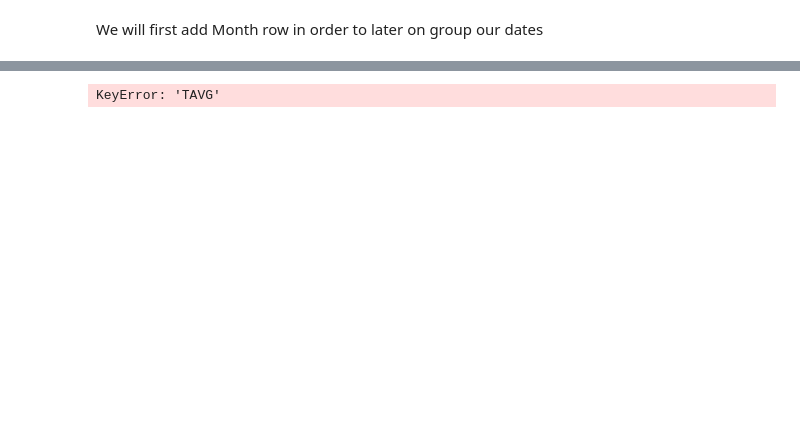
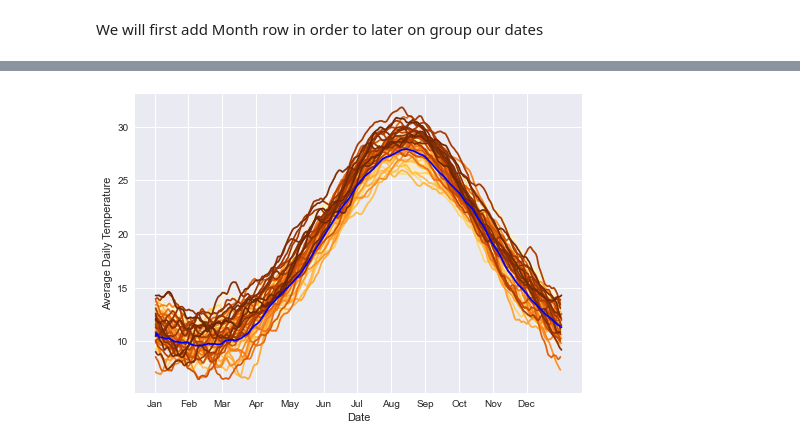
Before and after one commit to gliargovas/AML_2021_Assignments, a Jupyter notebook: Assignment1.ipynb, the cells around one changed output, grey strips where cells are left out. Cells and saved outputs as stored; diff of their text form; code cells hidden in the pictures; blank space fills up the shorter version.

```diff
--- a/Assignment1.ipynb
+++ b/Assignment1.ipynb
@@ -329,13 +330,11 @@ ax.xaxis.set_major_locator(tk.MultipleLocator(10))
 We will first add Month row in order to later on group our dates
 # %%
 q3_data=combined_data
-q3_data["MONTH"] = q3_data.DATE.dt.month
+q3_data["DAY"] = q3_data.DATE.dt.day_of_year
 q3_data["YEAR"] = q3_data.DATE.dt.year
+q3_data = q3_data.sort_values('DATE')
 q3_data["ROLLING"] = q3_data.TAVG.rolling(window=30, min_periods=1).mean()
+
+q3_data = q3_data.pivot_table(index="DAY",columns="YEAR", values="ROLLING")
 q3_data
-q3_data = q3_data.pivot_table(index="MONTH",columns="YEAR", values="ROLLING")
-q3_data.transpose()
-plt.style.use('seaborn')
-sns.lineplot(data = q3_data, palette="flare", legend=None, dashes=False)
-sns.lineplot(data = q3_data[2000], color="b")
 # %% [output]
@@ -344,10 +355,21 @@ sns.lineplot(data = q3_data[2000], color="b")
 # %%
+
+
 q3_avg = combined_data
 q3_avg["DAY"] = q3_avg.DATE.dt.day_of_year
 q3_avg = q3_avg[(q3_avg.YEAR >= 1979) & (q3_avg.YEAR <= 1999)]
 q3_avg = q3_avg.groupby("DAY")
 q3_avg = q3_avg.TAVG.mean()
-q3_avg
+q3_avg = pd.DataFrame(q3_avg)
 q3_avg["ROLLING"] = q3_avg["TAVG"].rolling(window=30, min_periods=1).mean()
-# %% [output]
-KeyError: 'TAVG'
+# %%
+plt.style.use('seaborn')
+ax = sns.lineplot(data = q3_data, palette="YlOrBr", legend=None, dashes=False)
+sns.lineplot(data = q3_avg["ROLLING"], color="b")
+
+ax.set(ylabel="Average Daily Temperature", xlabel="Date")
+ax.set_xticks(np.linspace(0,365,13)[:-1])
+ax.set_xticklabels(['Jan', 'Feb', 'Mar', 'Apr', 'May', 'Jun', 'Jul', 'Aug', 'Sep', 'Oct', 'Nov', 'Dec'])
+plt.show()
+# %% [output]
+[figure, added]
```
Also changed, not shown: parts of 8 cells of this notebook.
